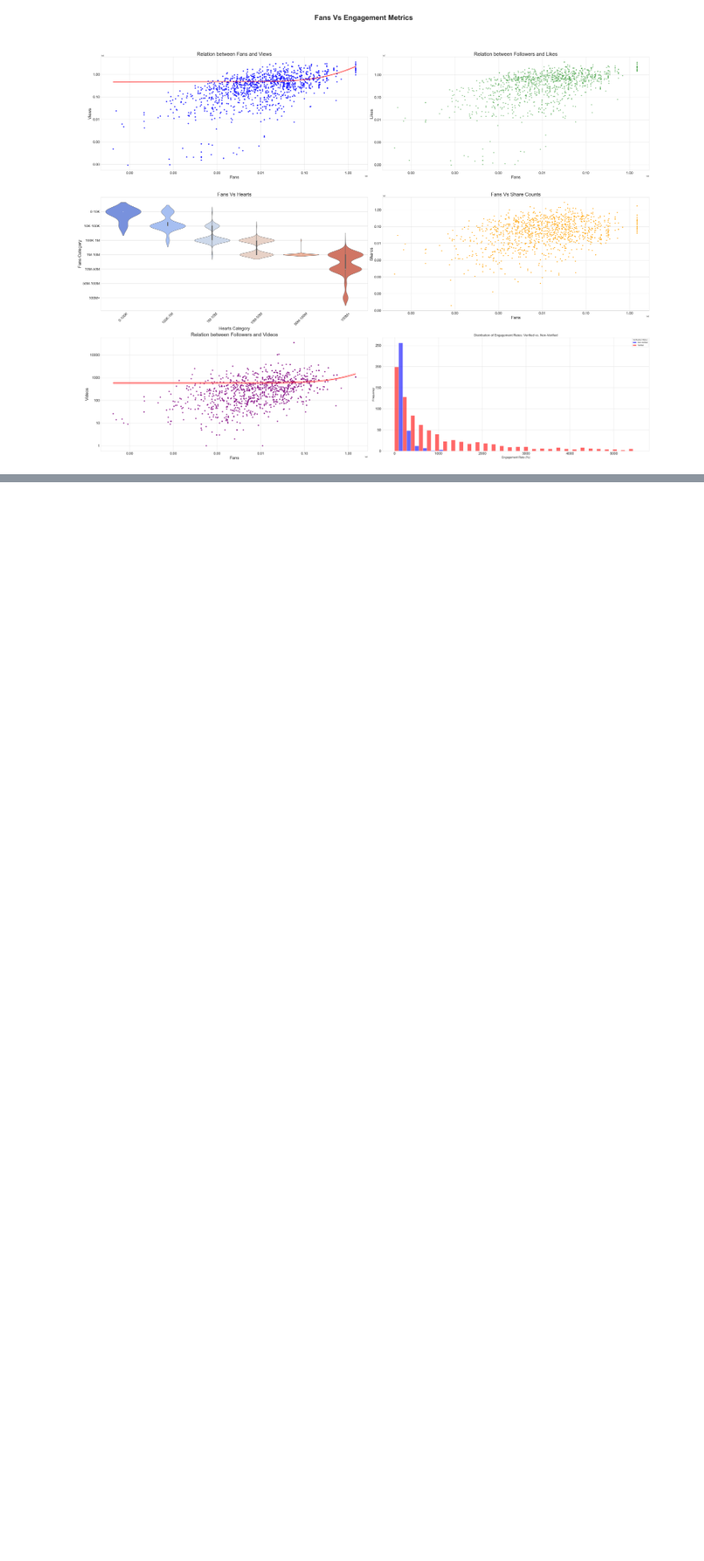
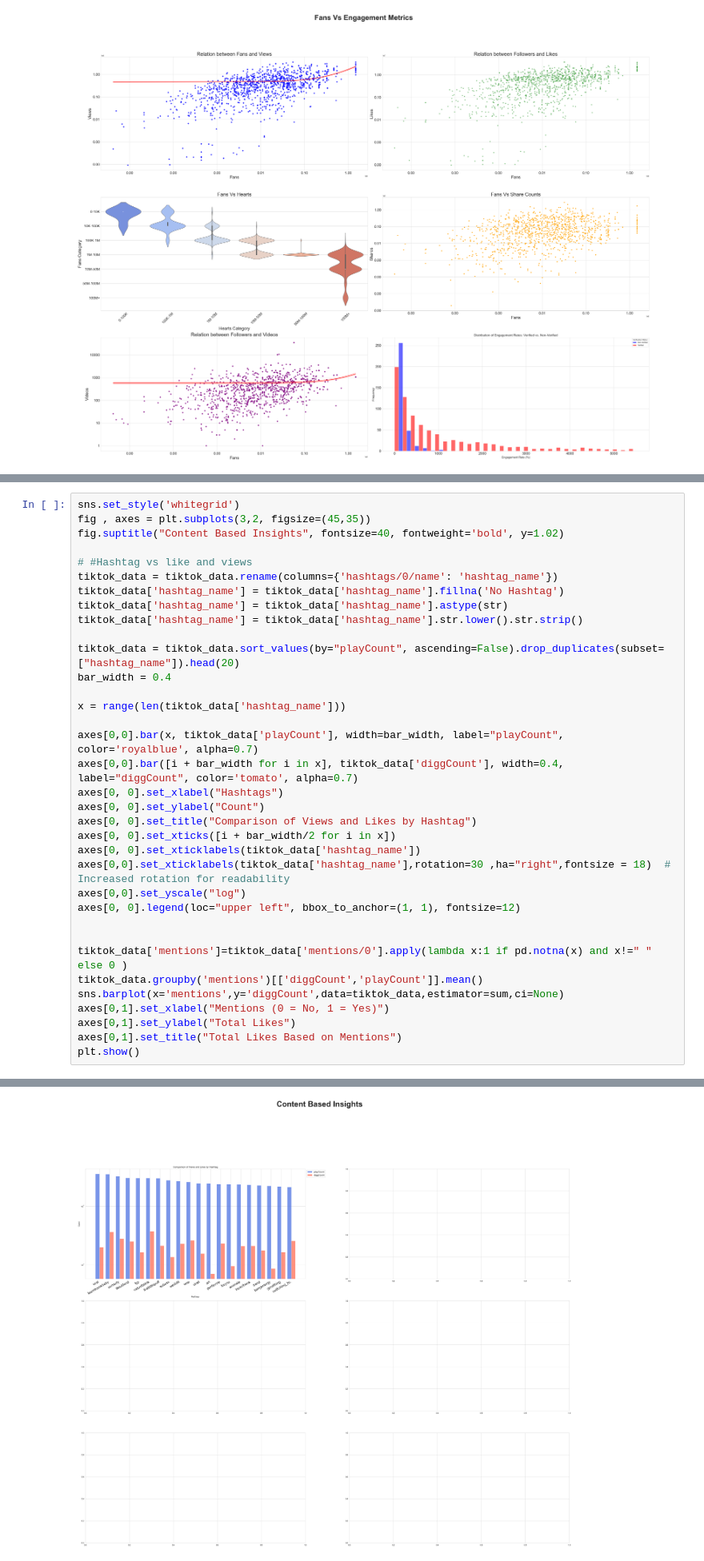
Before and after one commit to Sparshan605/Social-Media-Sentiment-Dashboard, a Jupyter notebook: data_visulaization.ipynb, the cells around one changed output, grey strips where cells are left out. Shown at 80% size. Saved outputs shown, nothing was run; the diff lists cells and outputs as text; blank space fills up the shorter version.

```diff
--- a/data_visulaization.ipynb
+++ b/data_visulaization.ipynb
@@ -175,0 +157,36 @@ Text(0, 0.5, 'Likes+ Share')
+# %%
+sns.set_style('whitegrid')
+fig , axes = plt.subplots(3,2, figsize=(45,35))
+fig.suptitle("Content Based Insights", fontsize=40, fontweight='bold', y=1.02)
+
+# #Hashtag vs like and views
+tiktok_data = tiktok_data.rename(columns={'hashtags/0/name': 'hashtag_name'})
+tiktok_data['hashtag_name'] = tiktok_data['hashtag_name'].fillna('No Hashtag')
+tiktok_data['hashtag_name'] = tiktok_data['hashtag_name'].astype(str)
+tiktok_data['hashtag_name'] = tiktok_data['hashtag_name'].str.lower().str.strip()
+
+tiktok_data = tiktok_data.sort_values(by="playCount", ascending=False).drop_duplicates(subset=["hashtag_name"]).head(20)
+bar_width = 0.4
+
+x = range(len(tiktok_data['hashtag_name']))
+
+axes[0,0].bar(x, tiktok_data['playCount'], width=bar_width, label="playCount", color='royalblue', alpha=0.7)
+axes[0,0].bar([i + bar_width for i in x], tiktok_data['diggCount'], width=0.4, label="diggCount", color='tomato', alpha=0.7)
+axes[0, 0].set_xlabel("Hashtags")
+axes[0, 0].set_ylabel("Count")
+axes[0, 0].set_title("Comparison of Views and Likes by Hashtag")
+axes[0, 0].set_xticks([i + bar_width/2 for i in x])
+axes[0, 0].set_xticklabels(tiktok_data['hashtag_name'])
+axes[0,0].set_xticklabels(tiktok_data['hashtag_name'],rotation=30 ,ha="right",fontsize = 18)  # Increased rotation for readability
+axes[0,0].set_yscale("log")
+axes[0, 0].legend(loc="upper left", bbox_to_anchor=(1, 1), fontsize=12)
+
+
+tiktok_data['mentions']=tiktok_data['mentions/0'].apply(lambda x:1 if pd.notna(x) and x!=" " else 0 )
+tiktok_data.groupby('mentions')[['diggCount','playCount']].mean()
+sns.barplot(x='mentions',y='diggCount',data=tiktok_data,estimator=sum,ci=None)
+axes[0,1].set_xlabel("Mentions (0 = No, 1 = Yes)")
+axes[0,1].set_ylabel("Total Likes")
+axes[0,1].set_title("Total Likes Based on Mentions")
+plt.show()
+# %% [output]
@@ -175,0 +194 @@ Text(0, 0.5, 'Likes+ Share')
+[figure, added]
```
Also changed, not shown: parts of 2 cells of this notebook.
